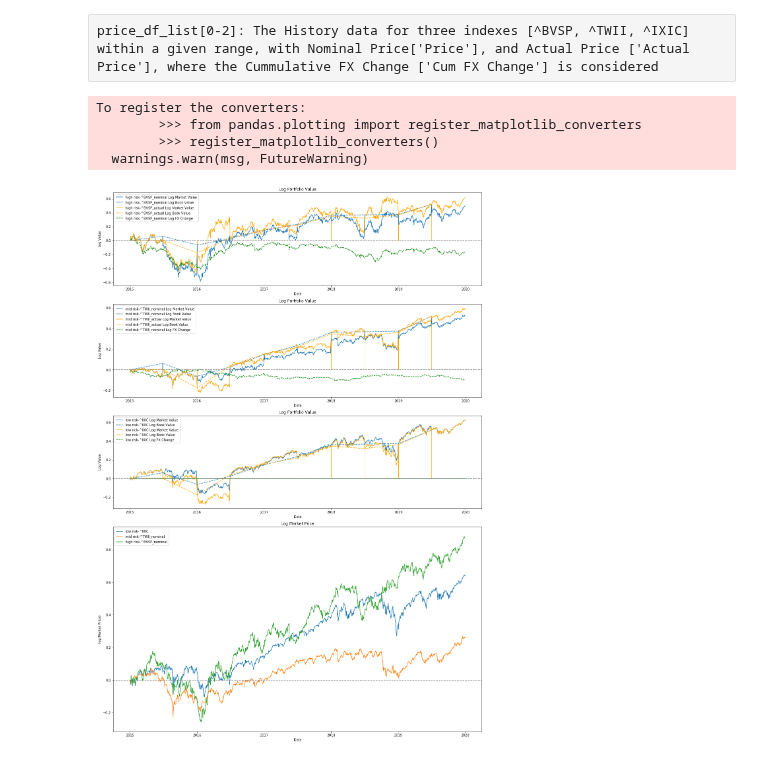
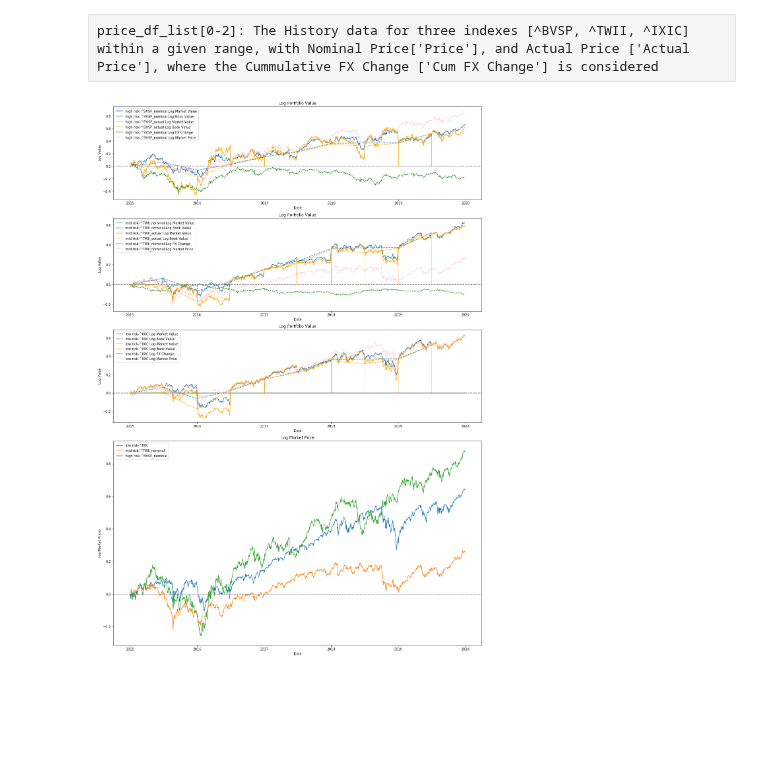
Before and after one commit to lzcaisg/reinforcement_trader, a Jupyter notebook: 0307 - RERWITE Rebalancing for Benchmark-Add unrealized GainLoss-Copy2.ipynb, the cells around one changed output. Cells and saved outputs as stored; diff of their text form; code cells hidden in the pictures; blank space fills up the shorter version.

```diff
--- a/0307 - RERWITE Rebalancing for Benchmark-Add unrealized GainLoss-Copy2.ipynb
+++ b/0307 - RERWITE Rebalancing for Benchmark-Add unrealized GainLoss-Copy2.ipynb
@@ -113,7 +153,7 @@ for balance_freq in [1]: # We only draw the 6-month rebalancing
                 net_value = tmp_trans_df['Net Value'][tmp_trans_df['Date']==date].values[0]
                 price = tmp_trans_df['Price'][tmp_trans_df['Date']==date].values[0]
             else:
-                price = history_df['Actual Price'][history_df['Date']==date].values[0]
+                price = history_df['Price'][history_df['Date']==date].values[0]
                 net_value = number*price
             plot_data.append({
                 "Date": date,
@@ -180,37 +220,34 @@ for i, plot_data in enumerate(actual_plot_data_list):
 
     axs[i].axhline(y=0, color = "grey", linestyle='--')
 #     axs[i].set_ylim((0, 300000))
-    axs[i].legend()
     axs[i].set_title('Log Portfolio Value')
     axs[i].set_xlabel('Date')
     axs[i].set_ylabel('Log Value')
 
 
 
 for i in range(2,-1,-1): # Inverse: Low-Mid-High
     df = csv2df(DIR, file_names[i]+".csv",source = source_list[i])
     df['Date'] = pd.to_datetime(df['Date'])
     df = df[(df['Date']>=pd.to_datetime("2015-01-01"))&(df['Date']<=pd.to_datetime("2019-12-31"))].reset_index(drop=True)
 
     j = 0
     init_price = df['Price'][j]
     while np.isnan(init_price):
         j+=1
         init_price = df['Price'][j]
     y = np.log(df['Price'][j:] / init_price)
     x = df['Date'][j:]
     axs[3].plot(x,y,label = nominal_labels[i])
+    axs[i].plot(x,y,label = nominal_labels[i]+" Log Market Price", color = "pink", linestyle='--')
+    axs[i].legend()
 
 axs[3].axhline(y=0, color = "grey", linestyle='--')
 # axs[3].set_ylim((-1,1))
 axs[3].legend()
 axs[3].set_title('Log Market Price')
 axs[3].set_xlabel('Date')
 axs[3].set_ylabel('log(Market Price)')
 plt.show()
 # %% [output]
-To register the converters:
-        >>> from pandas.plotting import register_matplotlib_converters
-        >>> register_matplotlib_converters()
-  warnings.warn(msg, FutureWarning)
-[figure, old version]
+[figure, new version]
```
Also changed, not shown: parts of 2 cells of this notebook, 9 other files.
